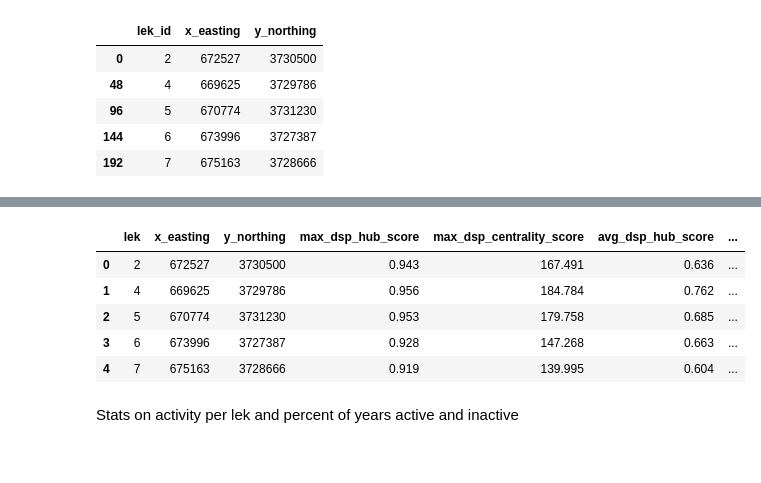
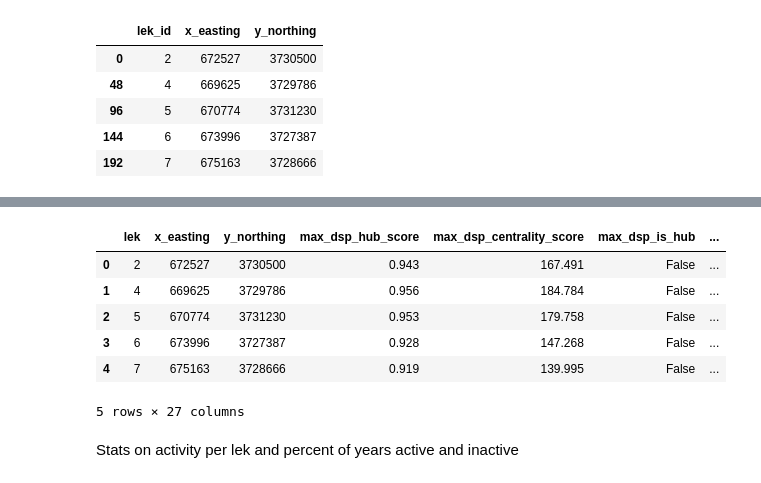
Before and after one commit to jdawsey/LEPC_Structural_Connectivity, a Jupyter notebook: igraph_scripts/igraph/all_leks_networks.ipynb, the cells around one changed output, grey strips where cells are left out. Drawn from its saved outputs; the diff is of its cells as text; code cells hidden in the pictures.

Commit message:
Added to scripts redoing all lek analysis

```diff
--- a/igraph_scripts/igraph/all_leks_networks.ipynb
+++ b/igraph_scripts/igraph/all_leks_networks.ipynb
@@ -123,35 +177,65 @@ unique_leks.head()
 # For max dispersal
 max_disperse_df = all_lek_node_metrics_df('E:/!!Research/!!!Data/graph_analysis/igraph_graphs/full_graphs/max_dispersal.adjacency', unique_leks)
 max_disperse_df2 = max_disperse_df.round(3)
-max_disperse_df2 = max_disperse_df2.rename(columns = {"hub_score" : "max_dsp_hub_score", "centrality_score" : "max_dsp_centrality_score"})
+max_disperse_df2 = max_disperse_df2.rename(columns = {"hub_score" : "max_dsp_hub_score",
+                                                      "centrality_score" : "max_dsp_centrality_score",
+                                                      "is_hub" : "max_dsp_is_hub",
+                                                      "is_step_stone" : "max_dsp_is_step_stone"})
 
 # For average dispersal distance
 avg_disperse_df = all_lek_node_metrics_df('E:/!!Research/!!!Data/graph_analysis/igraph_graphs/full_graphs/avg_dispersal.adjacency', unique_leks)
 avg_disperse_df2 = avg_disperse_df.round(3)
-avg_disperse_df2 = avg_disperse_df2.rename(columns = {"hub_score" : "avg_dsp_hub_score", "centrality_score" : "avg_dsp_centrality_score"})
+avg_disperse_df2 = avg_disperse_df2.rename(columns = {"hub_score" : "avg_dsp_hub_score",
+                                                      "centrality_score" : "avg_dsp_centrality_score",
+                                                      "is_hub" : "avg_dsp_is_hub",
+                                                      "is_step_stone" : "avg_dsp_is_step_stone"})
 
-# For average dispersal distance
+# For average round trip distance
+rnd_trip_df = all_lek_node_metrics_df('E:/!!Research/!!!Data/graph_analysis/igraph_graphs/full_graphs/rnd_trip.adjacency', unique_leks)
+rnd_trip_df2 = rnd_trip_df.round(3)
+rnd_trip_df2 = rnd_trip_df2.rename(columns = {"hub_score" : "rnd_trip_hub_score",
+                                              "centrality_score" : "rnd_trip_centrality_score",
+                                              "is_hub" : "rnd_trip_is_hub",
+                                                "is_step_stone" : "rnd_trip_is_step_stone"})
+
+# For home range
 thresh48_all_df = all_lek_node_metrics_df('E:/!!Research/!!!Data/graph_analysis/igraph_graphs/full_graphs/threshold_48.adjacency', unique_leks)
 thresh48_all_df2 = thresh48_all_df.round(3)
-thresh48_all_df2 = thresh48_all_df2.rename(columns = {"hub_score" : "hr_hub_score", "centrality_score" : "hr_centrality_score"})
+thresh48_all_df2 = thresh48_all_df2.rename(columns = {"hub_score" : "hr_hub_score",
+                                                      "centrality_score" : "hr_centrality_score",
+                                                      "is_hub" : "hr_is_hub",
+                                                      "is_step_stone" : "hr_is_step_stone"})
 
 thresh15_all_df = all_lek_node_metrics_df('E:/!!Research/!!!Data/graph_analysis/igraph_graphs/full_graphs/threshold_15.adjacency', unique_leks)
 thresh15_all_df2 = thresh15_all_df.round(3)
-thresh15_all_df2 = thresh15_all_df2.rename(columns = {"hub_score" : "k_hub_score", "centrality_score" : "k_centrality_score"})
+thresh15_all_df2 = thresh15_all_df2.rename(columns = {"hub_score" : "k_hub_score",
+                                                      "centrality_score" : "k_centrality_score",
+                                                      "is_hub" : "k_is_hub",
+                                                      "is_step_stone" : "k_is_step_stone"})
 
 thresh2_all_df = all_lek_node_metrics_df('E:/!!Research/!!!Data/graph_analysis/igraph_graphs/full_graphs/threshold_2.adjacency', unique_leks)
 thresh2_all_df2 = thresh2_all_df.round(3)
-thresh2_all_df2 = thresh2_all_df2.rename(columns = {"hub_score" : "k2_hub_score", "centrality_score" : "k2_centrality_score"})
+thresh2_all_df2 = thresh2_all_df2.rename(columns = {"hub_score" : "k2_hub_score",
+                                                    "centrality_score" : "k2_centrality_score",
+                                                    "is_hub" : "k2_is_hub",
+                                                    "is_step_stone" : "k2_is_step_stone"})
 
 # merging all
-avg_merge = avg_disperse_df2[["lek", "avg_dsp_hub_score", "avg_dsp_centrality_score"]]
-hr_merge = thresh48_all_df2[["lek", "hr_hub_score", "hr_centrality_score"]]
-k_merge = thresh15_all_df2[["lek", "k_hub_score", "k_centrality_score"]]
-k2_merge = thresh2_all_df2[["lek", "k2_hub_score", "k2_centrality_score"]]
-all_leks_merge = max_disperse_df2.merge(avg_merge[['lek', 'avg_dsp_hub_score', 'avg_dsp_centrality_score']], how = 'right', on = 'lek')
-all_leks_merge = all_leks_merge.merge(hr_merge[['lek', 'hr_hub_score', 'hr_centrality_score']], how = 'right', on = 'lek')
-all_leks_merge = all_leks_merge.merge(k_merge[['lek', 'k_hub_score', 'k_centrality_score']], how = 'right', on = 'lek')
-all_leks_merge = all_leks_merge.merge(k2_merge[['lek', 'k2_hub_score', 'k2_centrality_score']], how = 'right', on = 'lek')
+avg_merge = avg_disperse_df2[["lek", "avg_dsp_hub_score", "avg_dsp_centrality_score", "avg_dsp_is_hub", "avg_dsp_is_step_stone"]]
+rnd_merge = rnd_trip_df2[["lek", "rnd_trip_hub_score", "rnd_trip_centrality_score", "rnd_trip_is_hub", "rnd_trip_is_step_stone"]]
+hr_merge = thresh48_all_df2[["lek", "hr_hub_score", "hr_centrality_score", "hr_is_hub", "hr_is_step_stone"]]
+k_merge = thresh15_all_df2[["lek", "k_hub_score", "k_centrality_score", "k_is_hub", "k_is_step_stone"]]
+k2_merge = thresh2_all_df2[["lek", "k2_hub_score", "k2_centrality_score", "k2_is_hub", "k2_is_step_stone"]]
+all_leks_merge = max_disperse_df2.merge(avg_merge[['lek', 'avg_dsp_hub_score', 'avg_dsp_centrality_score',
+                                                   "avg_dsp_is_hub", "avg_dsp_is_step_stone"]], how = 'right', on = 'lek')
+all_leks_merge = all_leks_merge.merge(rnd_merge[['lek', 'rnd_trip_hub_score', 'rnd_trip_centrality_score',
+                                                 "rnd_trip_is_hub", "rnd_trip_is_step_stone"]], how = 'right', on = 'lek')
+all_leks_merge = all_leks_merge.merge(hr_merge[['lek', 'hr_hub_score', 'hr_centrality_score',
+                                                "hr_is_hub", "hr_is_step_stone"]], how = 'right', on = 'lek')
+all_leks_merge = all_leks_merge.merge(k_merge[['lek', 'k_hub_score', 'k_centrality_score',
+                                               "k_is_hub", "k_is_step_stone"]], how = 'right', on = 'lek')
+all_leks_merge = all_leks_merge.merge(k2_merge[['lek', 'k2_hub_score', 'k2_centrality_score',
+                                                "k2_is_hub", "k2_is_step_stone"]], how = 'right', on = 'lek')
 
 # exporting csv
 all_leks_merge.to_csv("E:/!!Research/!!!Data/graph_analysis/igraph_metrics_data/all_leks_metrics/redone/all_leks_scores.csv", index = False)
@@ -161,9 +257,10 @@ all_leks_merge.head()
-|  | lek | x_easting | y_northing | max_dsp_hub_score | max_dsp_centrality_score | avg_dsp_hub_score | ... |
-| 0 | 2 | 672527 | 3730500 | 0.943 | 167.491 | 0.636 | ... |
-| 1 | 4 | 669625 | 3729786 | 0.956 | 184.784 | 0.762 | ... |
-| 2 | 5 | 670774 | 3731230 | 0.953 | 179.758 | 0.685 | ... |
-| 3 | 6 | 673996 | 3727387 | 0.928 | 147.268 | 0.663 | ... |
-| 4 | 7 | 675163 | 3728666 | 0.919 | 139.995 | 0.604 | ... |
+|  | lek | x_easting | y_northing | max_dsp_hub_score | max_dsp_centrality_score | max_dsp_is_hub | ... |
+| 0 | 2 | 672527 | 3730500 | 0.943 | 167.491 | False | ... |
+| 1 | 4 | 669625 | 3729786 | 0.956 | 184.784 | False | ... |
+| 2 | 5 | 670774 | 3731230 | 0.953 | 179.758 | False | ... |
+| 3 | 6 | 673996 | 3727387 | 0.928 | 147.268 | False | ... |
+| 4 | 7 | 675163 | 3728666 | 0.919 | 139.995 | False | ... |
+5 rows × 27 columns
 # %% [markdown]
 Stats on activity per lek and percent of years active and inactive
 # %%
```
Also changed, not shown: parts of 21 cells of this notebook, 1 other file.
